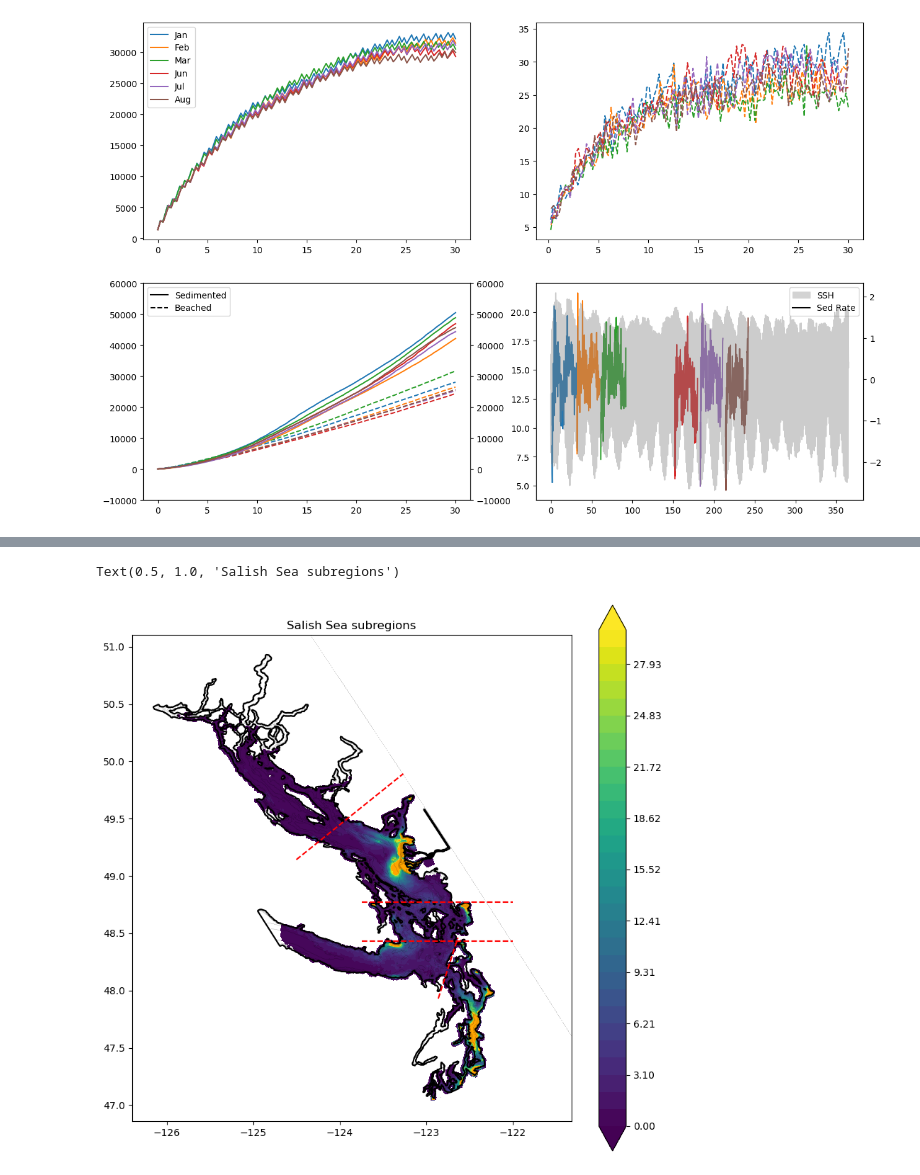
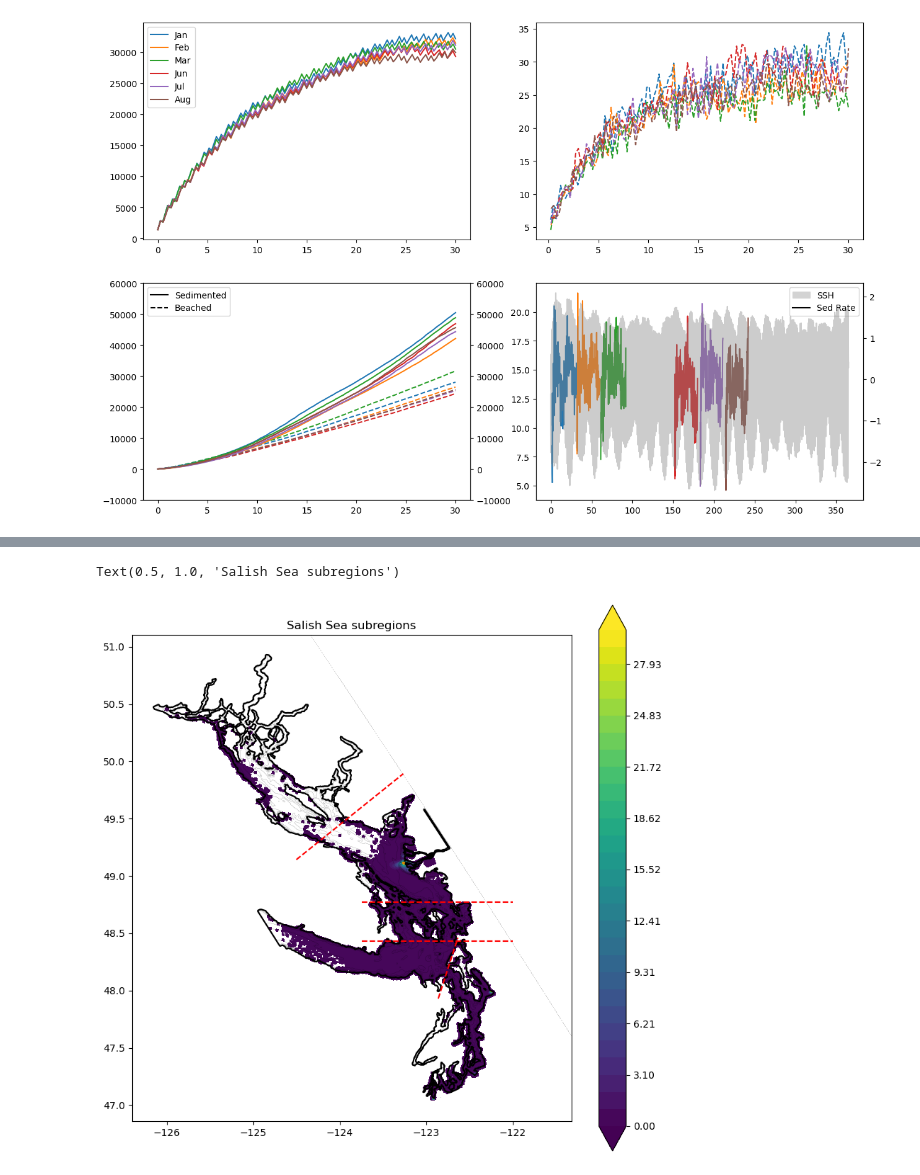
Before and after one commit to SalishSeaCast/analysis-jose, a Jupyter notebook: notebooks/Outfall_finalResults/regions_stats.ipynb, the cells around one changed output, grey strips where cells are left out. Saved outputs shown, nothing was run; the diff lists cells and outputs as text; code cells hidden in the pictures.

```diff
--- a/notebooks/Outfall_finalResults/regions_stats.ipynb
+++ b/notebooks/Outfall_finalResults/regions_stats.ipynb
@@ -245,29 +220,0 @@ axs[0,1].legend(legend_lines,['Bch Rate','Avg Depth'], loc = 'center right')
-# %%
-import matplotlib.patches as mpatches
-
-path_runs = '/home/jvalenti/MOAD/results/Graham/'
-runs = {'Jan':['Run_Enero20190101_.nc',1],'Feb':['Run_Febrero20190201_.nc',32],'Mar':['Run_Marzo20190301_.nc',61],'Jun':['Run_Junio20190601_.nc',152],'Jul':['Run_Julio20190701_.nc',183],'Aug':['Run_Agosto20190801_.nc',214]}
-fig,axs = plt.subplots(2,2,figsize=(15,10))
-twin1 = axs[0,1].twinx()
-twin2 = axs[1,1].twinx()
-twin3 = axs[1,0].twinx()
-axs[1,1].plot(Time,np.array(Point_At.ssh[1:],dtype='f'),c='grey',alpha=0.4,label='SSH')
-for month in runs:
-    ds = xr.open_dataset(path_runs+runs[month][0], decode_times=False)
-    x = np.linspace(runs[month][1],int(runs[month][1]+ds.dims['obs']/4),ds.dims['obs']-1)
-    x2 = np.linspace(0,30,ds.dims['obs']-1)
-    DS = ds.to_dataframe()
-    DS = DS.dropna()
-    DS = DS[DS.time>0]
-    counting(DS,month,axs)
-axs[0,0].legend()
-legend_lines = [plt.Line2D([0], [0], color='black', linestyle='-'),
-                plt.Line2D([0], [0], color='black', linestyle='--')]
-axs[1,0].legend(legend_lines,['Sedimented','Beached'], loc = 'upper left')
-axs[0,1].legend(legend_lines,['Bch Rate','Avg Depth'], loc = 'center right')
-
-solid_block = mpatches.Patch(color='lightgrey', label='Solid Block')
-legend_lines2 = [solid_block,
-                plt.Line2D([0], [0], color='black', linestyle='-')]
-
-axs[1,1].legend(legend_lines2,['SSH','Sed Rate'], loc = 'upper right')
@@ -284,34 +231,33 @@ conc = np.load(path_runs+'Run_Enero20190101_.nc.npy')
 conc2 = np.load(path_runs+'Run_Febrero20190201_.nc.npy')
 conc3 = np.load(path_runs+'Run_Marzo20190301_.nc.npy')
 conc_winter = (conc + conc2 + conc3)/3
 
 conc = np.load(path_runs+'Run_Junio20190601_.nc.npy')
 conc2 = np.load(path_runs+'Run_Julio20190701_.nc.npy')
 conc3 = np.load(path_runs+'Run_Agosto20190801_.nc.npy')
 conc_summer = (conc + conc2 + conc3)/3
-
-conc_summer = np.load(path_runs+'Runs_alpha0120190101_.npy')
+CONC = (conc_winter + conc_summer)/2
 Ni = 3
 
 ax.contour(coords.nav_lon, coords.nav_lat, mask.mbathy[0,:,:],colors='k',linewidths=0.1)
 ax.contourf(coords.nav_lon, coords.nav_lat, mask.tmask[0, 0, ...], levels=[-0.01, 0.01], colors='lightgray')
 ax.contour(coords.nav_lon, coords.nav_lat, mask.tmask[0, 0, ...], levels=[-0.01, 0.01], colors='k')
-aa = ax.contourf(coords.nav_lon[::Ni,::Ni], coords.nav_lat[::Ni,::Ni],np.sum(conc_summer[:30,:,:],axis=0),levels=levels,extend='both')
+aa = ax.contourf(coords.nav_lon[::Ni,::Ni], coords.nav_lat[::Ni,::Ni],np.sum(CONC[:5,:,:],axis=0)/5,levels=levels,extend='both')
 plt.colorbar(aa)
 aa.cmap.set_over('orange')
 aa.cmap.set_under('white')
 #aa = ax.hist2d(DS.lon,DS.lat,100,cmap =cm,vmin=1e-5,vmax=2000)
 ax.set_aspect(1/np.sin(np.deg2rad(49)))
 Xline = np.linspace(-124.5,-122,100)
 yline0 = (7/3)*Xline+334.6
 yline1 = (20/33)*Xline+124.597
 yline2 = np.zeros_like(Xline)+48.43
 yline3 = np.zeros_like(Xline)+48.774
 plt.plot(Xline[65:75],yline0[65:75],'r--')
 plt.plot(Xline[:50],yline1[:50],'r--')
 plt.plot(Xline[30:],yline2[30:],'r--')
 plt.plot(Xline[30:],yline3[30:],'r--')
 plt.title('Salish Sea subregions')
 # %% [output]
 Text(0.5, 1.0, 'Salish Sea subregions')
-[figure, old version]
+[figure, new version]
```
Also changed, not shown: parts of 5 cells of this notebook, 1 other file.
